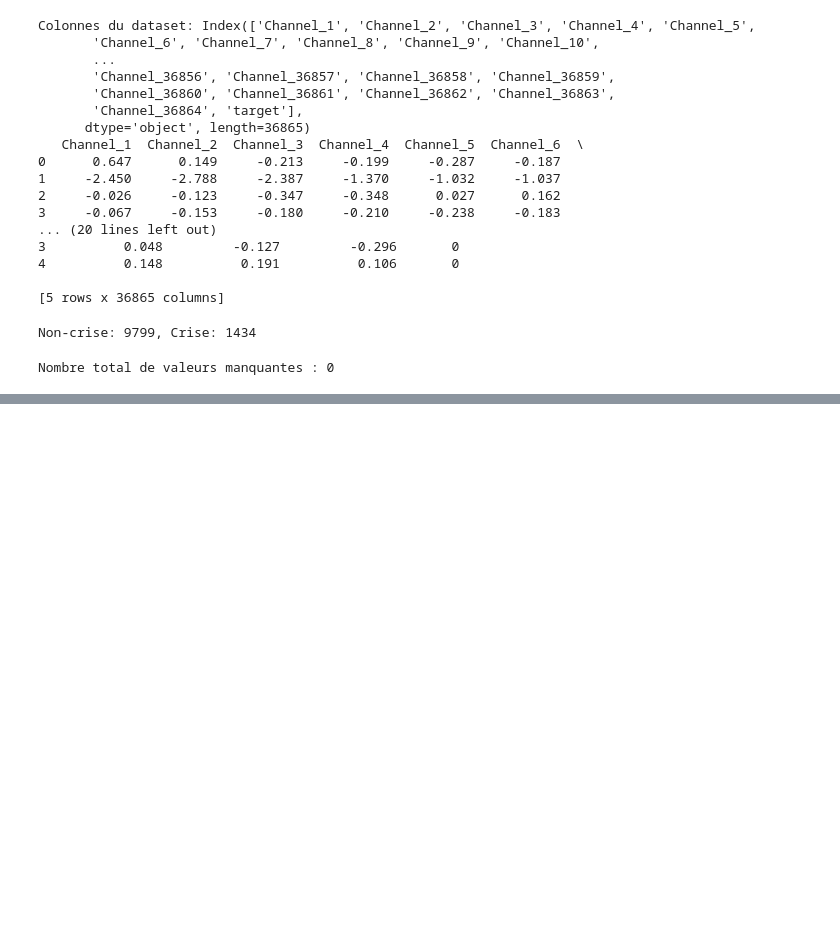
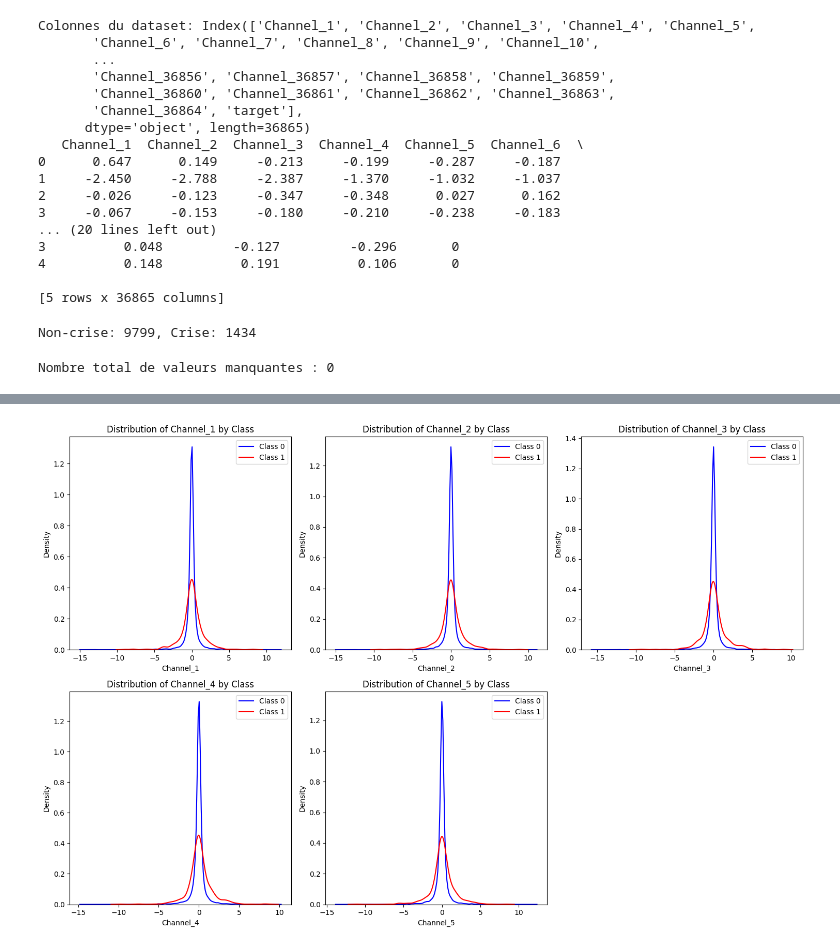
Before and after one commit to ScienceWeek02/Data_Treatment, a Jupyter notebook: preprocessing.ipynb, the cells around one changed output, grey strips where cells are left out. Drawn from its saved outputs; the diff is of its cells as text; code cells hidden in the pictures; blank space fills up the shorter version.

```diff
--- a/preprocessing.ipynb
+++ b/preprocessing.ipynb
@@ -98,0 +124,21 @@ Nombre total de valeurs manquantes : 0
+# %%
+# 3. Distribution of features by class
+# Select a few representative features
+if len(feature_cols) > 5:
+    viz_features = feature_cols[:5]  # First 5 features for visualization
+else:
+    viz_features = feature_cols
+
+plt.figure(figsize=(15, 10))
+for i, feature in enumerate(viz_features):
+    plt.subplot(2, 3, i+1)
+    for target, color in zip([0, 1], ['blue', 'red']):
+        sns.kdeplot(df_sample[df_sample['target'] == target][feature],
+                   color=color, label=f'Class {target}')
+    plt.title(f'Distribution of {feature} by Class')
+    plt.legend()
+plt.tight_layout()
+plt.savefig('feature_distributions.png')
+plt.show()
+# %% [output]
+[figure, added]
```
Also changed, not shown: parts of 16 cells of this notebook.
